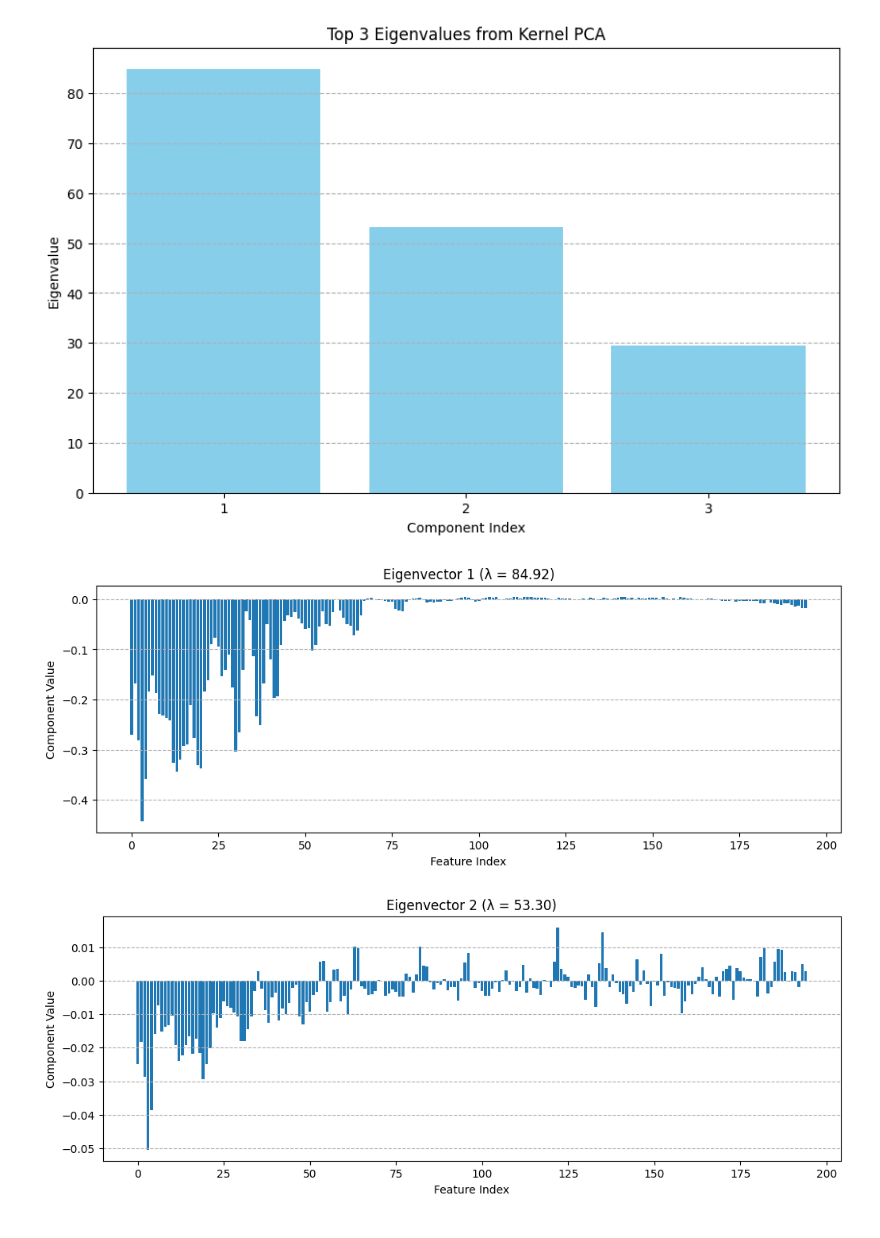
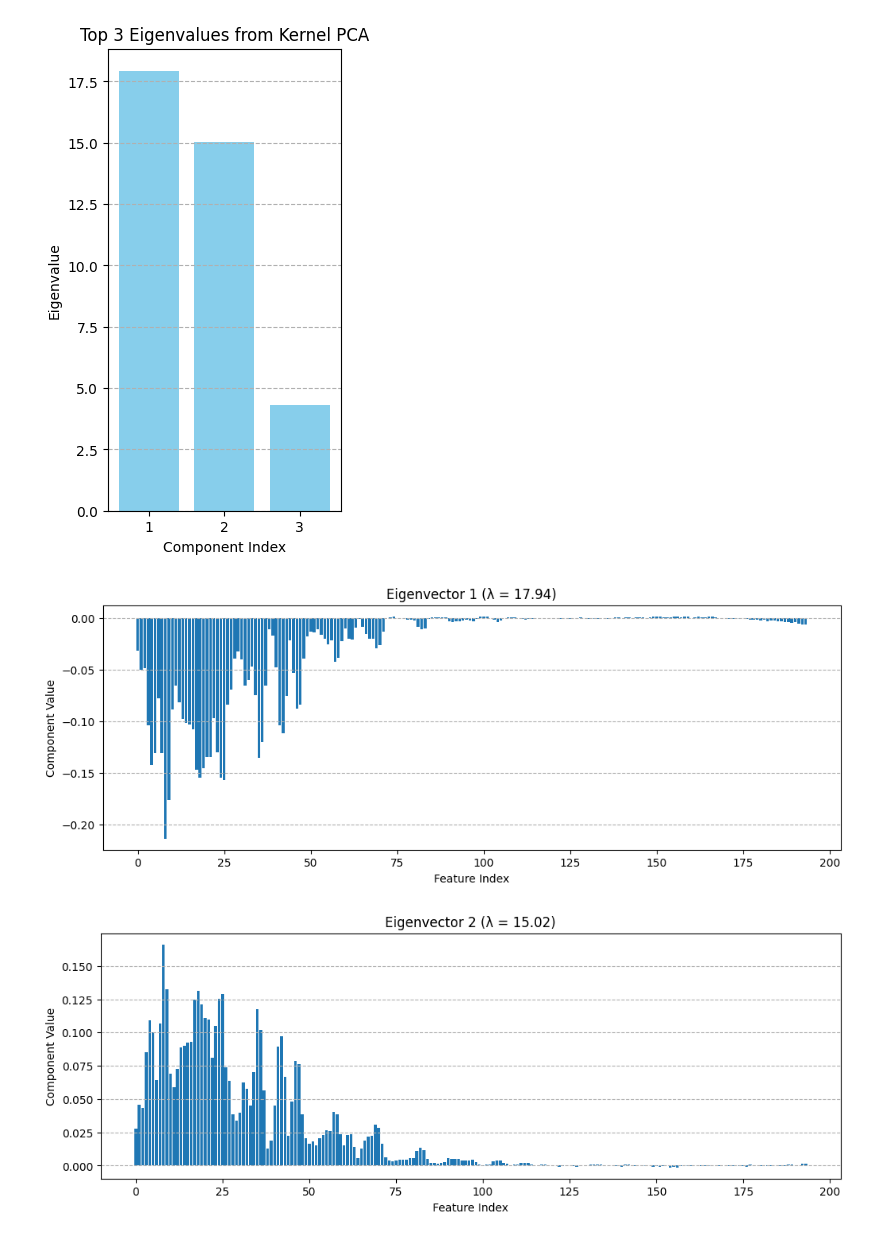
Before and after one commit to raviolihui/SIFretrieval, a Jupyter notebook: AE_Analysis.ipynb, the cells around one changed output. Drawn from its saved outputs; the diff is of its cells as text; code cells hidden in the pictures.

```diff
--- a/AE_Analysis.ipynb
+++ b/AE_Analysis.ipynb
@@ -32,8 +14,6 @@ To enable the following instructions: AVX2 FMA, in other operations, rebuild Ten
 # %%
-h1 = nc.Dataset('S5P_OFFL_L1C_SIFTPC_20240206T123417_20240206T123957_32732_93_000001_20241120T170117.nc')
-africa = h1.groups['africa']
-h = nc.Dataset('S5P_OFFL_L1C_SIFTPC_20240206T123417_20240206T123957_32732_93_000001_20241120T170117.nc')
+h = nc.Dataset('sif_env/S5P_OFFL_L1C_SIFTRS_20240206T123417_20240206T123957_32732_93_010100_20250228T104502_irr.nc')
 africa = h.groups['africa']
-h1 = nc.Dataset('S5P_OFFL_L1C_SIFTPC_20240206T105346_20240206T105827_32731_93_000001_20241120T165844.nc')
+h1 = nc.Dataset('sif_env/S5P_OFFL_L1C_SIFTRS_20240206T105346_20240206T105827_32731_93_010100_20250228T104244_irr.nc')
 africa1 = h1.groups['africa']
 # %%
@@ -60,18 +48,31 @@ def indexate(wl, ranges):
     else:  # Multiple ranges
         indices = np.concatenate([np.where((wl >= start) & (wl <= end))[0] for start, end in ranges])
         return np.sort(indices)
-#len(africa.variables['Reflectance_wl'][0, 0 , 224, :]) ##this is how you check when reflectance wavelength starts and ends and its length
-wl = np.linspace(700.06,785.16,692) #Define the wavelenth in terms of the spectral channels
+
+ds = nc.Dataset("sif_env/wl_per_grpx_sahara_b.nc")
+wl_per_gp_sahara_b = ds.variables["Ref_wl"][:]
+wl_ground_pixel_224 = wl_per_gp_sahara_b[223, :]  # select ground pixel 224 (index 223)
+wl = wl_ground_pixel_224
 retrievalWindow = (734, 758) # retrieval wavelength window [nm]
 windowsOfNoAbsorption = ((712, 713), (748, 757), (775, 785)) # windows for no atmospheric absorption [nm]
-sb_order = 4 # order of polynomial fit of surface reflectivity (barren)
+sb_order = 5 # order of polynomial fit of surface reflectivity (barren)
 ind    = indexate(wl, retrievalWindow)
 ind_na = indexate(wl, windowsOfNoAbsorption)
-ref_na = africa.variables["Reflectance"][0, :, 224, ind_na].data.tolist()
+ref_na = africa.variables["Reflectance"][0, :, 223, ind_na].data.tolist()
 
 #for each scanline model the albedo with the noabsobtion window of reflectance
-surf_albedo = np.zeros((len(scanline_nocloud), 195))
+surf_albedo = np.zeros((len(scanline_nocloud), 194))
 for idx, i in enumerate(scanline_nocloud):
     poly_sa = po.polyfit (wl[ind_na], ref_na[i], sb_order)
     surf_alb = po.polyval (wl[ind], poly_sa)
     surf_albedo[idx, :] = surf_alb
+ref_na1 = africa1.variables["Reflectance"][0, :, 223, ind_na].data.tolist()
+
+#for each scanline model the albedo with the noabsobtion window of reflectance
+surf_albedo1 = np.zeros((len(scanline_nocloud1), 194))
+for idx, i in enumerate(scanline_nocloud1):
+    poly_sa = po.polyfit (wl[ind_na], ref_na1[i], sb_order)
+    surf_alb = po.polyval (wl[ind], poly_sa)
+    surf_albedo1[idx, :] = surf_alb
+
+albedo_value =surf_albedo # np.concatenate((surf_albedo, surf_albedo1), axis = 0)
@@ -125,10 +108,6 @@ tau_value.shape
 # %%
 #plt.plot(-(africa.variables["Reflectance"][0, scanline_nocloud, 224, ind] - surf_albedo)[0])
 # %%
-import numpy as np
-from sklearn.decomposition import KernelPCA
-from sklearn.preprocessing import StandardScaler
-
 scaler = StandardScaler()
 tau_scaled = scaler.fit_transform(tau_value)
 
@@ -142,37 +121,37 @@ eigenvectors = np.dot(tau_centered.T, kpca.eigenvectors_ ) # Shape (194, 195)
 eigenvalues = kpca.eigenvalues_
 
 # Sort eigenvalues in descending order and get top 10 indices
-sorted_indices = np.argsort(eigenvalues)[::-1][:10]
-top10_eigenvalues = eigenvalues[sorted_indices]
+sorted_indices = np.argsort(eigenvalues)[::-1][:3]
+top3_eigenvalues = eigenvalues[sorted_indices]
 
 # Plot top 10 eigenvalues
-plt.figure(figsize=(10, 6))
+plt.figure(figsize=(3, 6))
 plt.bar(range(3), top3_eigenvalues, color='skyblue')
 plt.title("Top 3 Eigenvalues from Kernel PCA")
 plt.xlabel("Component Index")
 plt.ylabel("Eigenvalue")
 plt.xticks(range(3), range(1,4))
 plt.grid(axis='y', linestyle='--')
 plt.show()
 components = []
 # Plot the top 10 eigenvectors (as 194-dimensional vectors)
 for i, idx in enumerate(sorted_indices):
     components.append(eigenvectors[:, idx])
     plt.figure(figsize=(12, 4))
-    plt.bar(range(195), eigenvectors[:, idx])
+    plt.bar(range(194), eigenvectors[:, idx])
     plt.title(f"Eigenvector {i+1} (λ = {eigenvalues[idx]:.2f})")
     plt.xlabel("Feature Index")
     plt.ylabel("Component Value")
     plt.grid(axis='y', linestyle='--')
     plt.show()
 
 plt.figure(figsize=(8, 6))
 plt.scatter(tau_reduced[:, 0], tau_reduced[:, 1], alpha=0.7, cmap="coolwarm")
 plt.xlabel("Principal Component 1")
 plt.ylabel("Principal Component 2")
 plt.title("Projection of Data on First Two Kernel Principal Components")
 plt.show()
 # %% [output]
-[figure, old version]
+[figure, new version]
-[figure, old version]
+[figure, new version]
-[figure, old version]
+[figure, new version]
```
Also changed, not shown: parts of 22 cells of this notebook, 2 other files.
